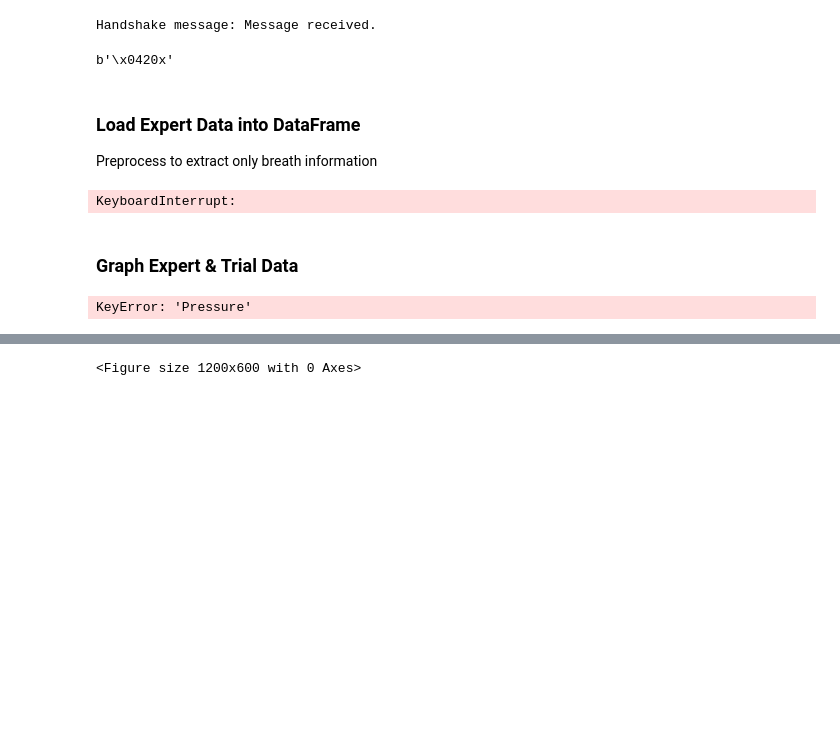
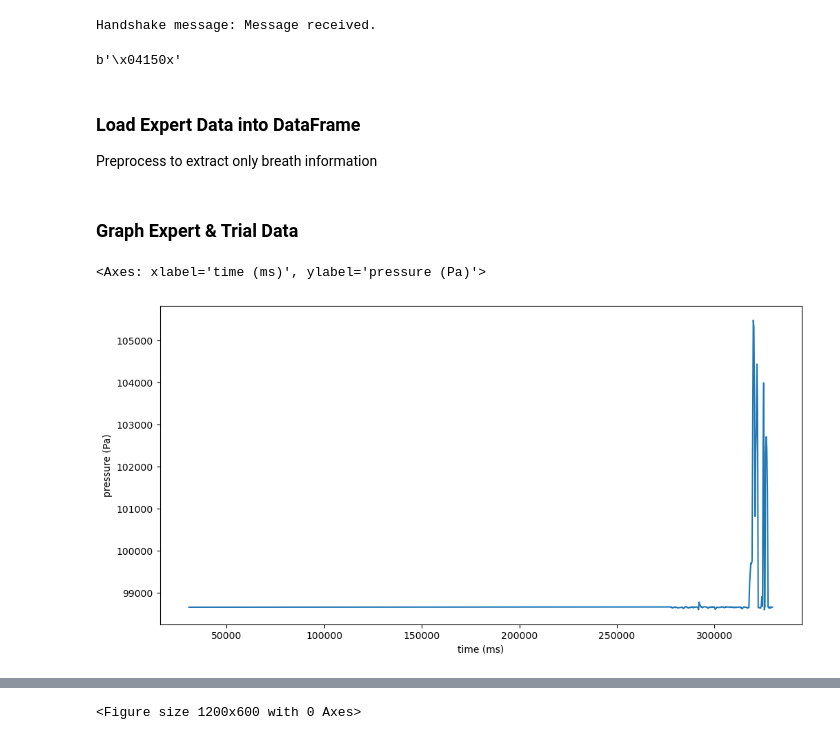
Before and after one commit to The-Hybrid-Atelier/2024-REU-Neon, a Jupyter notebook: livePressureExp/PressureLiveViz.ipynb, the cells around one changed output, grey strips where cells are left out. Cells and saved outputs as stored; diff of their text form; code cells hidden in the pictures; blank space fills up the shorter version.

```diff
--- a/livePressureExp/PressureLiveViz.ipynb
+++ b/livePressureExp/PressureLiveViz.ipynb
@@ -135,6 +135,6 @@ handshake_arduino(arduino, handshake_code=HANDSHAKE, print_handshake_message=Tru
 Handshake message: Message received.
 # %%
 
-test_df = daq_stream(arduino, n_data=200, delay=20)
+test_df = daq_stream(arduino, n_data=120, delay=150)
 # %% [output]
-b'\x0420x'
+b'\x04150x'
@@ -142,28 +144,34 @@ b'\x0420x'
 ### Load Expert Data into DataFrame
 Preprocess to extract only breath information
 # %%
-filepath = 'bend1.csv'
+#filepaths = ['bend3.csv', 'bend1.csv', 'bend2.csv']
+filepaths = ['RohL_bend1.csv', 'RohL_rbend2.csv']
 column_names = [
             "time (ms)", "Acc_X", "Acc_Y", "Acc_Z","Gyr_X", "Gyr_Y", "Gyr_Z",
             "Mag_X", "Mag_Y", "Mag_Z","Temp", "pressure (Pa)", "PSI", "atm"
         ]
-expert_data_all = pd.read_csv(filepath, names=column_names, skiprows=1)#skip row just skips the labels
-expert_data = expert_data_all[['time (ms)', 'pressure (Pa)']]
-threshold = 100000 # Pa
-start_index = (expert_data['pressure (Pa)'] > threshold).idxmax()
-while start_index:
-    last_index = start_index
-    start_index = (expert_data['pressure (Pa)'] > threshold).idxmax()
-print(last_index)
-
-expert_data['time (ms)'] = expert_data["time (ms)"] - expert_data['time (ms)'].iloc[0]
+for filepath in filepaths:
+    expert_data_all = pd.read_csv(filepath, names=column_names, skiprows=1)#skip row just skips the labels
+    expert_data = expert_data_all[['time (ms)', 'pressure (Pa)']]
+    threshold = 99000 # Pa
+    drop_idxs = []
+    remove_flag = False
+    for i in range(len(expert_data)):
+        if remove_flag and expert_data.iloc[i, 1] < threshold:
+            break
+        if expert_data.iloc[i, 1] > threshold:
+            drop_idxs.append(i) # Pa is on column 1
+            remove_flag = True
+    expert_data = expert_data.drop(drop_idxs)
+    export_name = filepath.replace('.csv', '') + 'filtered.csv'
+    expert_data.to_csv(export_name, index=False)
+#expert_data['time (ms)'] = expert_data["time (ms)"] - expert_data['time (ms)'].iloc[0]
-# %% [output]
-KeyboardInterrupt:
 # %% [markdown]
 ### Graph Expert & Trial Data
 # %%
 plt.figure(figsize=(12, 6))#size of the data plot
-sns.lineplot(data=test_df, x=test_df['time (ms)'], y=test_df['pressure (Pa)'])
+#sns.lineplot(data=test_df, x=test_df['time (ms)'], y=test_df['pressure (Pa)'])
 sns.lineplot(data=expert_data, x=expert_data['time (ms)'], y=expert_data['pressure (Pa)'])
 # %% [output]
-KeyError: 'Pressure'
+<Axes: xlabel='time (ms)', ylabel='pressure (Pa)'>
+[figure, added]
```
Also changed, not shown: parts of 2 cells of this notebook, 9 other files.
